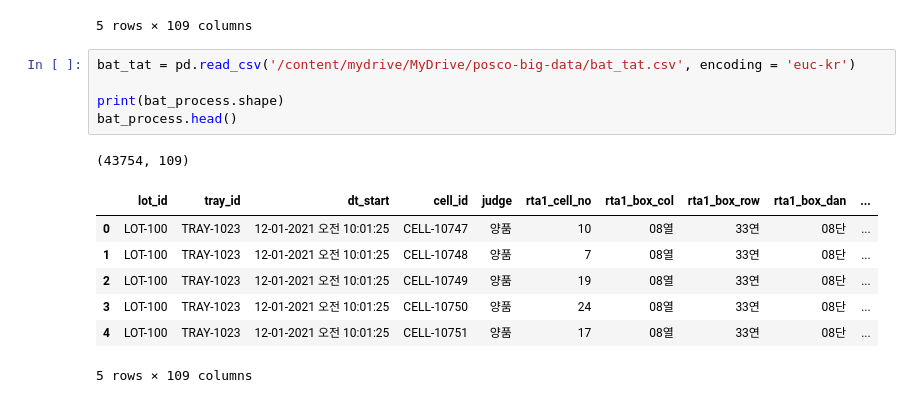
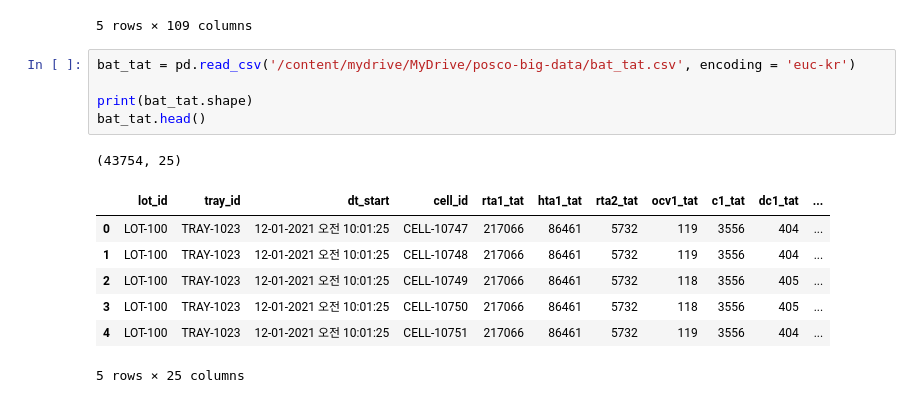
Before and after one commit to mjiii25/posco-academy, a Jupyter notebook: Big-Data/Battery-Project/data-preprocessing.ipynb, the cells around one changed output. Cells and saved outputs as stored; diff of their text form.

```diff
--- a/Big-Data/Battery-Project/data-preprocessing.ipynb
+++ b/Big-Data/Battery-Project/data-preprocessing.ipynb
@@ -29,14 +29,14 @@ bat_process.head()
 # %%
 bat_tat = pd.read_csv('/content/mydrive/MyDrive/posco-big-data/bat_tat.csv', encoding = 'euc-kr')
 
-print(bat_process.shape)
-bat_process.head()
+print(bat_tat.shape)
+bat_tat.head()
 # %% [output]
-(43754, 109)
+(43754, 25)
-|  | lot_id | tray_id | dt_start | cell_id | judge | rta1_cell_no | rta1_box_col | rta1_box_row | rta1_box_dan | ... |
-| 0 | LOT-100 | TRAY-1023 | 12-01-2021 오전 10:01:25 | CELL-10747 | 양품 | 10 | 08열 | 33연 | 08단 | ... |
-| 1 | LOT-100 | TRAY-1023 | 12-01-2021 오전 10:01:25 | CELL-10748 | 양품 | 7 | 08열 | 33연 | 08단 | ... |
-| 2 | LOT-100 | TRAY-1023 | 12-01-2021 오전 10:01:25 | CELL-10749 | 양품 | 19 | 08열 | 33연 | 08단 | ... |
-| 3 | LOT-100 | TRAY-1023 | 12-01-2021 오전 10:01:25 | CELL-10750 | 양품 | 24 | 08열 | 33연 | 08단 | ... |
-| 4 | LOT-100 | TRAY-1023 | 12-01-2021 오전 10:01:25 | CELL-10751 | 양품 | 17 | 08열 | 33연 | 08단 | ... |
+|  | lot_id | tray_id | dt_start | cell_id | rta1_tat | hta1_tat | rta2_tat | ocv1_tat | c1_tat | dc1_tat | ... |
+| 0 | LOT-100 | TRAY-1023 | 12-01-2021 오전 10:01:25 | CELL-10747 | 217066 | 86461 | 5732 | 119 | 3556 | 404 | ... |
+| 1 | LOT-100 | TRAY-1023 | 12-01-2021 오전 10:01:25 | CELL-10748 | 217066 | 86461 | 5732 | 119 | 3556 | 404 | ... |
+| 2 | LOT-100 | TRAY-1023 | 12-01-2021 오전 10:01:25 | CELL-10749 | 217066 | 86461 | 5732 | 118 | 3556 | 405 | ... |
+| 3 | LOT-100 | TRAY-1023 | 12-01-2021 오전 10:01:25 | CELL-10750 | 217066 | 86461 | 5732 | 118 | 3556 | 405 | ... |
+| 4 | LOT-100 | TRAY-1023 | 12-01-2021 오전 10:01:25 | CELL-10751 | 217066 | 86461 | 5732 | 119 | 3556 | 404 | ... |
-5 rows × 109 columns
+5 rows × 25 columns
```
Also changed, not shown: parts of 22 cells of this notebook.
